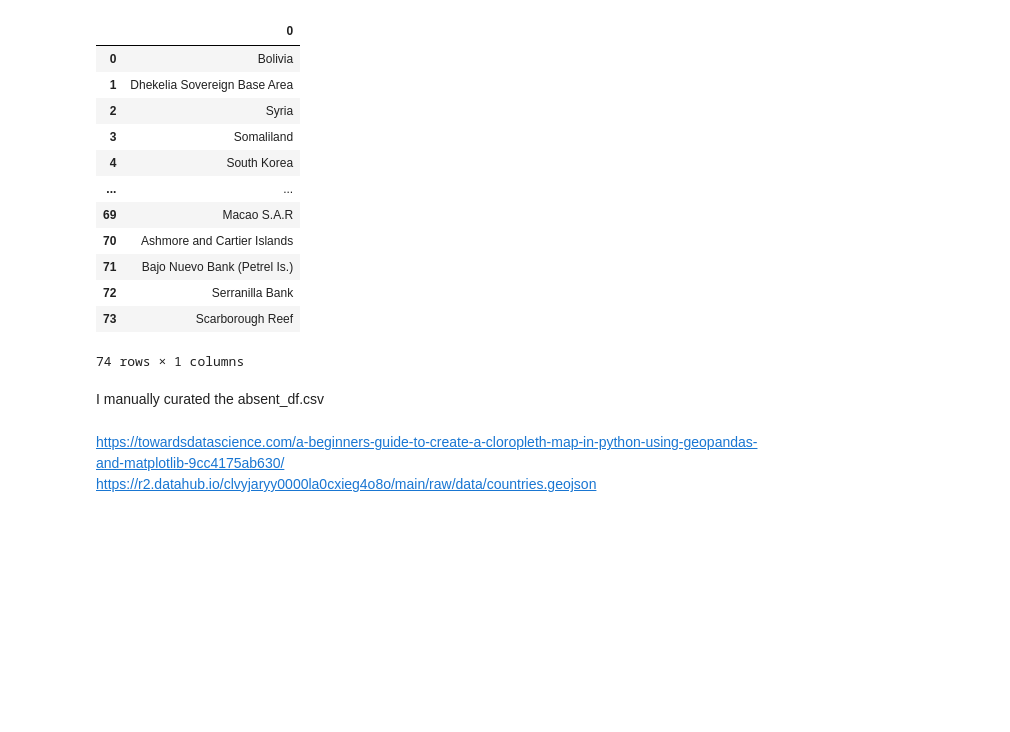
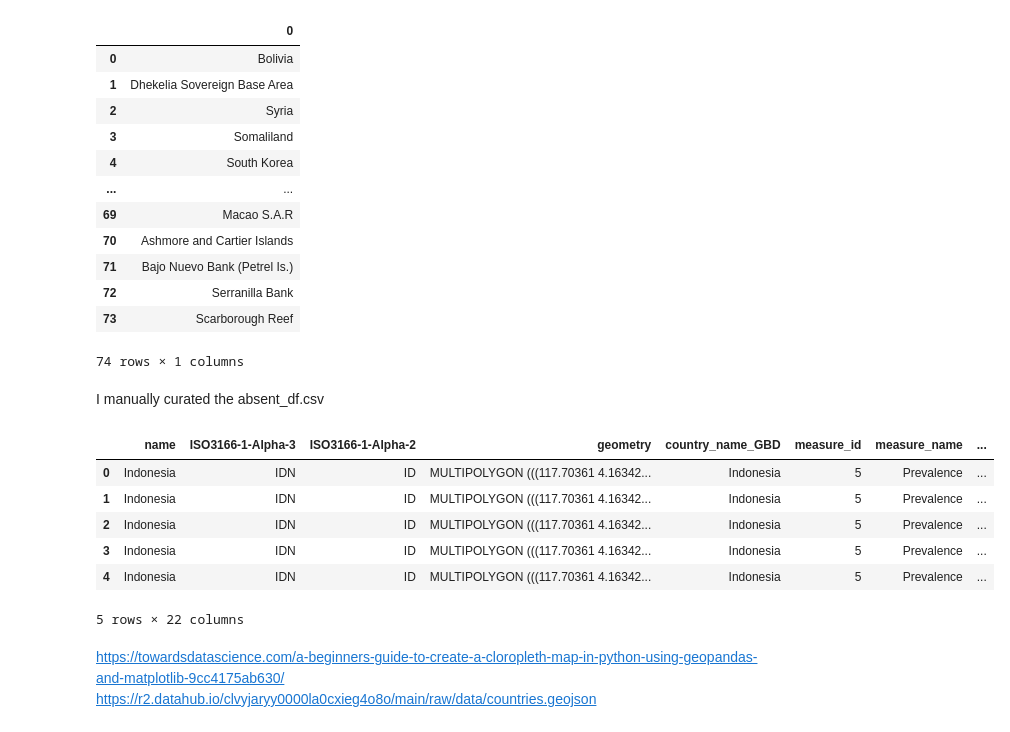
Before and after one commit to aldaszarnauskas/programming-for-data-analytics, a Jupyter notebook: project/project.ipynb, the cells around one changed output. Drawn from its saved outputs; the diff is of its cells as text; code cells hidden in the pictures; blank space fills up the shorter version.

```diff
--- a/project/project.ipynb
+++ b/project/project.ipynb
@@ -210,3 +294,13 @@ merged = map_df.merge(percent_df, left_on='name', right_on='location_name', how=
+# %%
+merged.head()
+# %% [output]
+|  | name | ISO3166-1-Alpha-3 | ISO3166-1-Alpha-2 | geometry | country_name_GBD | measure_id | measure_name | ... |
+| 0 | Indonesia | IDN | ID | MULTIPOLYGON (((117.70361 4.16342... | Indonesia | 5 | Prevalence | ... |
+| 1 | Indonesia | IDN | ID | MULTIPOLYGON (((117.70361 4.16342... | Indonesia | 5 | Prevalence | ... |
+| 2 | Indonesia | IDN | ID | MULTIPOLYGON (((117.70361 4.16342... | Indonesia | 5 | Prevalence | ... |
+| 3 | Indonesia | IDN | ID | MULTIPOLYGON (((117.70361 4.16342... | Indonesia | 5 | Prevalence | ... |
+| 4 | Indonesia | IDN | ID | MULTIPOLYGON (((117.70361 4.16342... | Indonesia | 5 | Prevalence | ... |
+5 rows × 22 columns
 # %% [markdown]
 https://towardsdatascience.com/a-beginners-guide-to-create-a-cloropleth-map-in-python-using-geopandas-and-matplotlib-9cc4175ab630/
 https://r2.datahub.io/clvyjaryy0000la0cxieg4o8o/main/raw/data/countries.geojson
```
Also changed, not shown: parts of 13 cells of this notebook, 2 other files.
